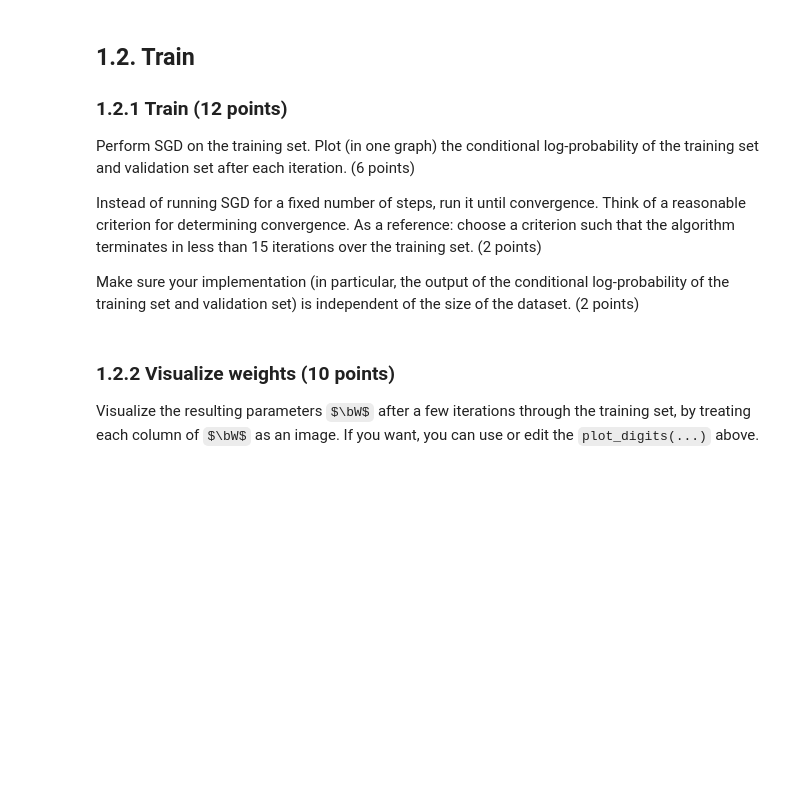
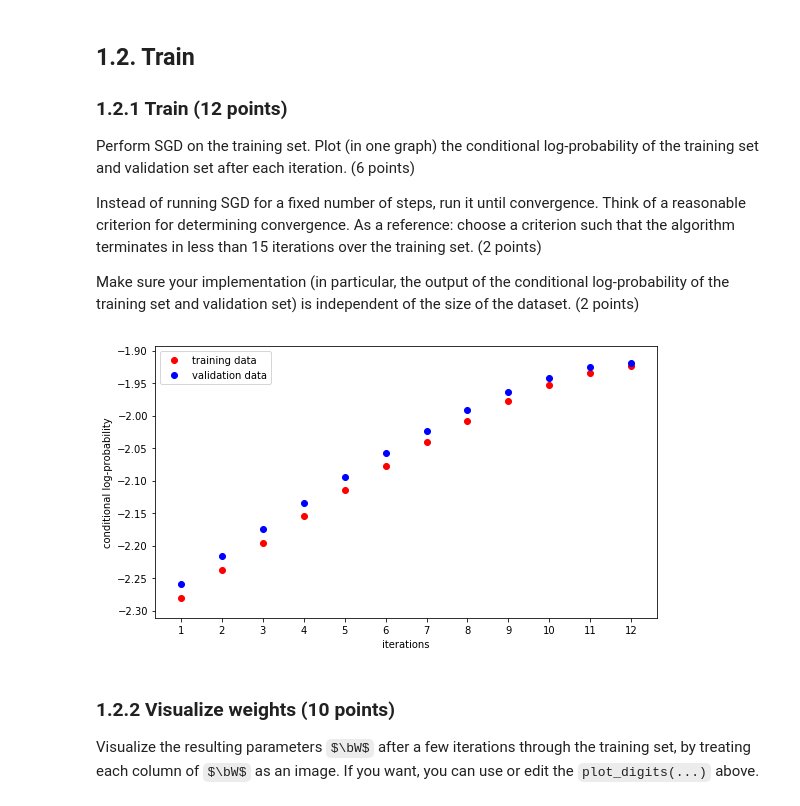
Before and after one commit to MBonnee/ML1, a Jupyter notebook: lab2/lab2.ipynb, the cells around one changed output. Cells and saved outputs as stored; diff of their text form; code cells hidden in the pictures; some formulas as TeX source; blank space fills up the shorter version.

```diff
--- a/lab2/lab2.ipynb
+++ b/lab2/lab2.ipynb
@@ -385,8 +387,3 @@ AssertionError: Your gradient computation for w seems off
 ### 1.1.3 Stochastic gradient descent (15 points)
 
 Write a function `sgd_iter(x_train, t_train, w, b)` that performs one iteration of stochastic gradient descent (SGD), and returns the new weights. It should go through the trainingset once in randomized order, call `logreg_gradient(x, t, w, b)` for each datapoint to get the gradients, and update the parameters **using a small learning rate of `1e-6`**. Note that in this case we're maximizing the likelihood function, so we should actually performing gradient ___ascent___... For more information about SGD, see Bishop 5.2.4 or an online source (i.e. https://en.wikipedia.org/wiki/Stochastic_gradient_descent)
-# %%
-def sgd_iter(x_train, t_train, W, b):
-    # YOUR CODE HERE
-    raise NotImplementedError()
-    return logp_train, W, b
@@ -408,16 +420,40 @@ Perform SGD on the training set. Plot (in one graph) the conditional log-probabi
 Instead of running SGD for a fixed number of steps, run it until convergence. Think of a reasonable criterion for determining convergence. As a reference: choose a criterion such that the algorithm terminates in less than 15 iterations over the training set. (2 points)
 
 Make sure your implementation (in particular, the output of the conditional log-probability of the training set and validation set) is independent of the size of the dataset. (2 points)
-# %%
-
-def test_sgd(x_train, t_train, x_valid, t_valid, w, b):
-    # YOUR CODE HERE
-    raise NotImplementedError()
-
-np.random.seed(1243)
-w = np.zeros((28*28, 10))
-b = np.zeros(10)
-w,b = test_sgd(x_train, t_train, x_valid, t_valid, w, b)
+# %%
+def plot_conditionals(logp_train, logp_valid):
+    x_axis = list(range(1, len(logp_train)+1))
+    plt.scatter(x_axis, logp_train, c="red", label="training data")
+    plt.scatter(x_axis, logp_valid, c="blue", label="validation data")
+    plt.xticks(x_axis)
+    plt.legend()
+    plt.xlabel("iterations")
+    plt.ylabel("conditional log-probability")
+    plt.show()
+
+
+def test_sgd(x_train, t_train, x_valid, t_valid, w, b):
+    logp_train = []
+    logp_valid = []
+    while True:
+        logp, w, b = sgd_iter(x_train, t_train, w, b)
+        logp_train.append(logp)
+        logp_valid_total = 0
+        for i in range(t_valid.size):
+            logp, _, _ = logreg_gradient(x_valid[i].reshape(1,784),t_valid[i],w,b)
+            logp_valid_total += logp
+        logp_valid.append(logp_valid_total/t_valid.size)
+        if(len(logp_valid) > 1 and logp_valid[-1] - logp_valid[-2] < 1e-2):#1e-2: 12 iterations
+            plot_conditionals(logp_train,logp_valid)
+            break
+    return w, b
+
+np.random.seed(1243)
+w = np.zeros((28*28, 10))
+b = np.zeros(10)
+w,b = test_sgd(x_train, t_train, x_valid, t_valid, w, b)
+# %% [output]
+[figure, added]
 # %%
 # Hidden tests for efficiency
 # %% [markdown]
```
Also changed, not shown: parts of 7 cells of this notebook, 1 other file.
